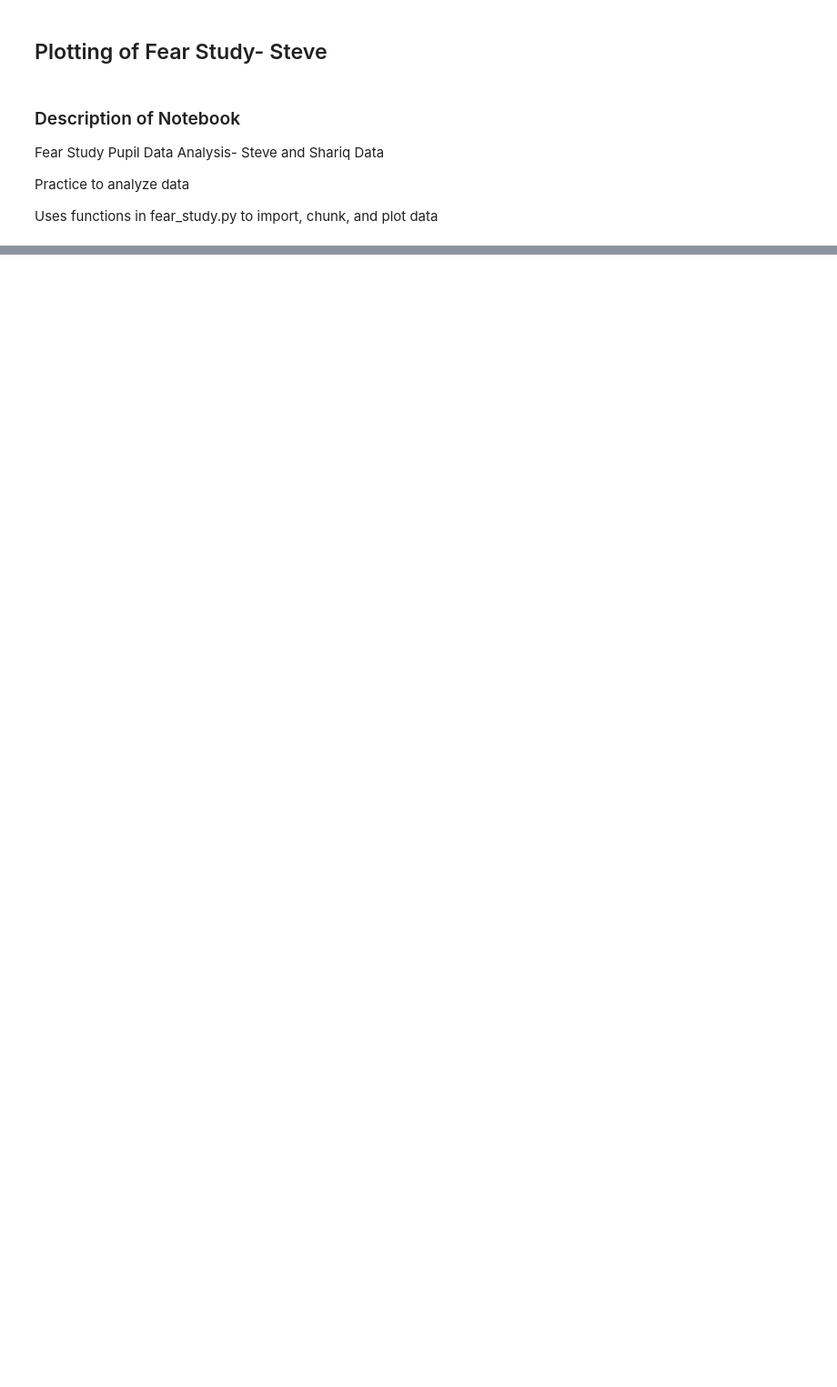
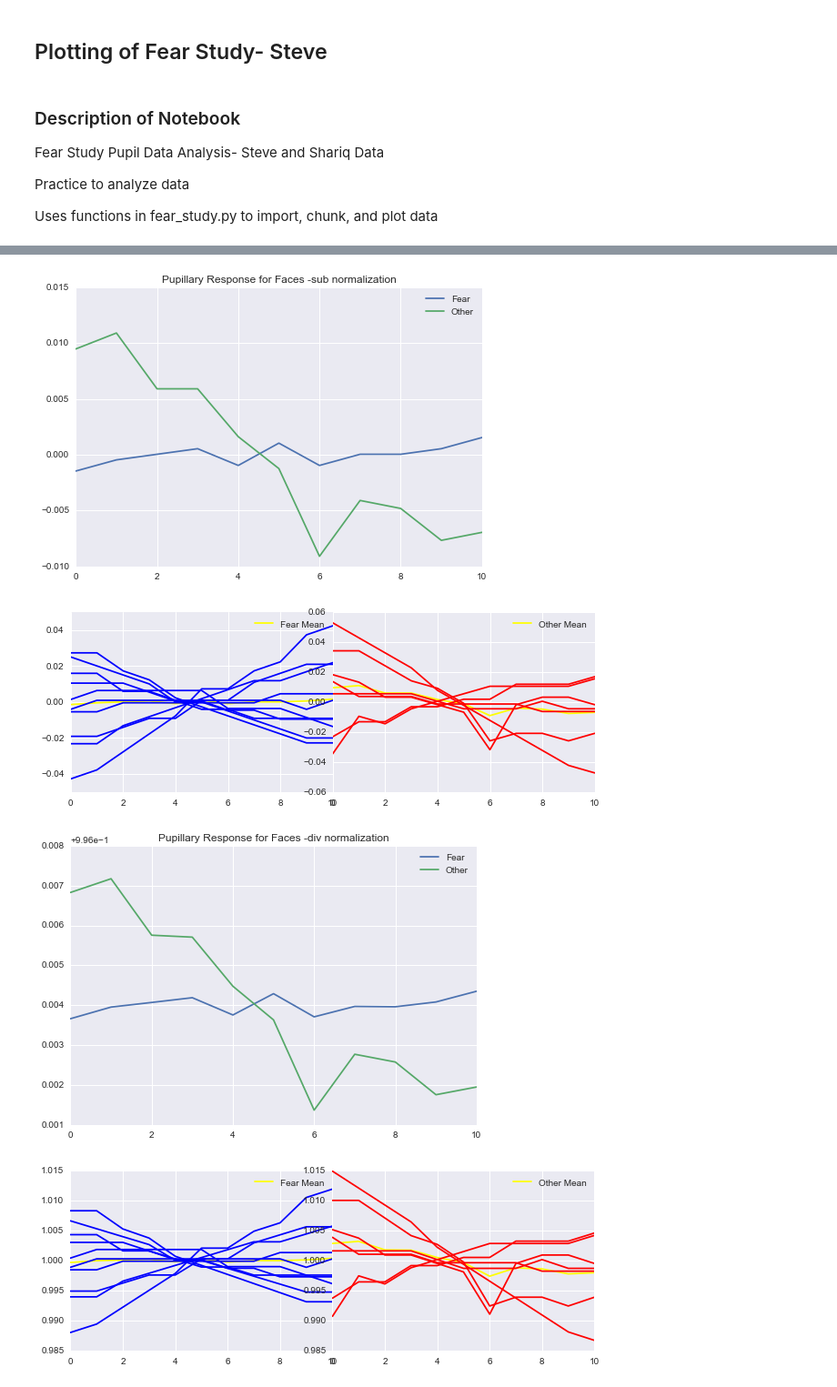
Before and after one commit to andrewbartuska/fear_study, a Jupyter notebook: Plotting and Analysis of Fear Study- Steve.ipynb, the cells around one changed output, grey strips where cells are left out. Shown at 91% size. Cells and saved outputs as stored; diff of their text form; code cells hidden in the pictures; blank space fills up the shorter version.

```diff
--- a/Plotting and Analysis of Fear Study- Steve.ipynb
+++ b/Plotting and Analysis of Fear Study- Steve.ipynb
@@ -86,0 +106,8 @@ run_all("run5.csv", "run5_sync_pulses.json", "faces_run5_projID-bmzk6a3_recID-5c
+# %%
+fs.plot_trial("data", "steve", 3, "sub")
+fs.plot_trial("data", "steve", 3, "div")
+# %% [output]
+[figure, added]
+[figure, added]
+[figure, added]
+[figure, added]
```
Also changed, not shown: parts of 17 cells of this notebook.
